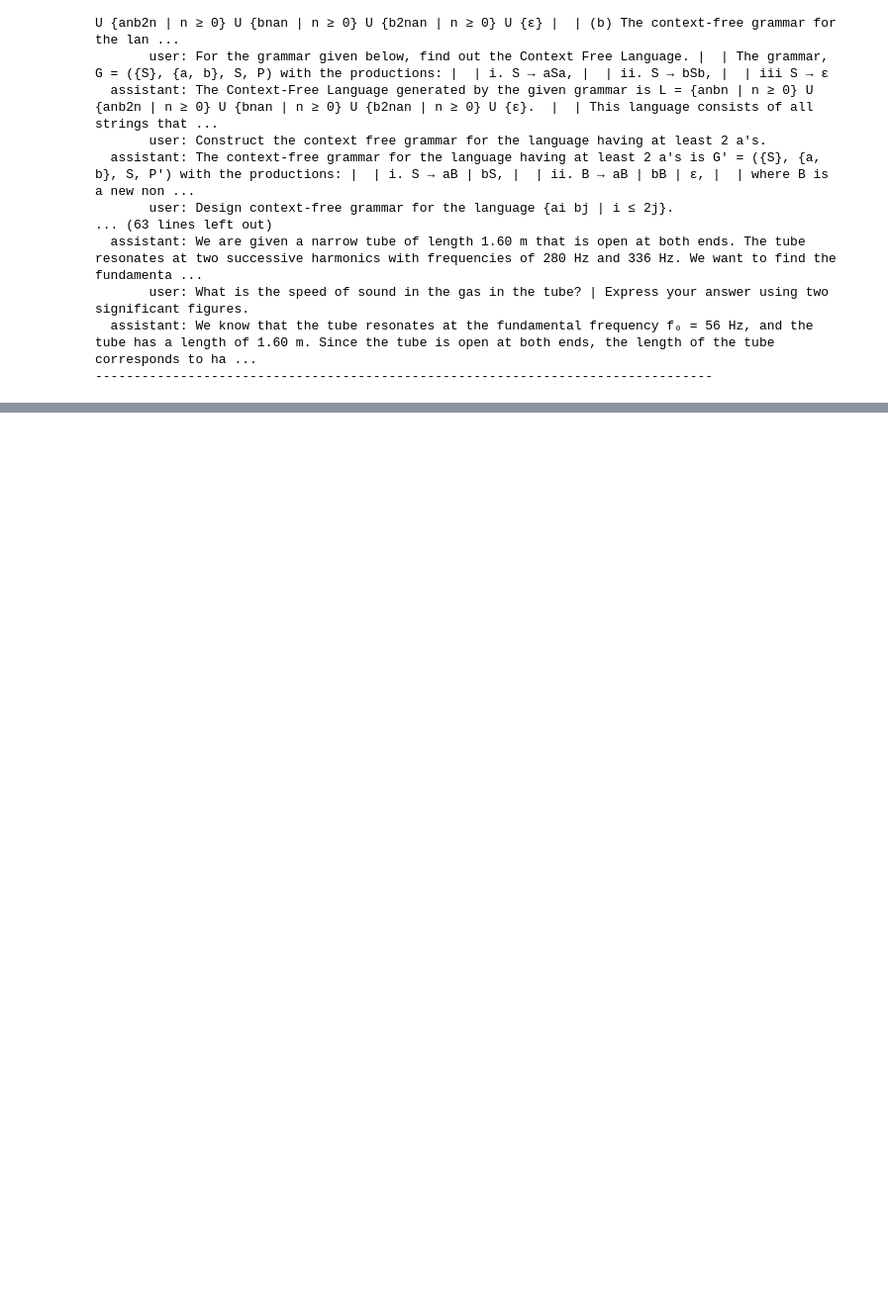
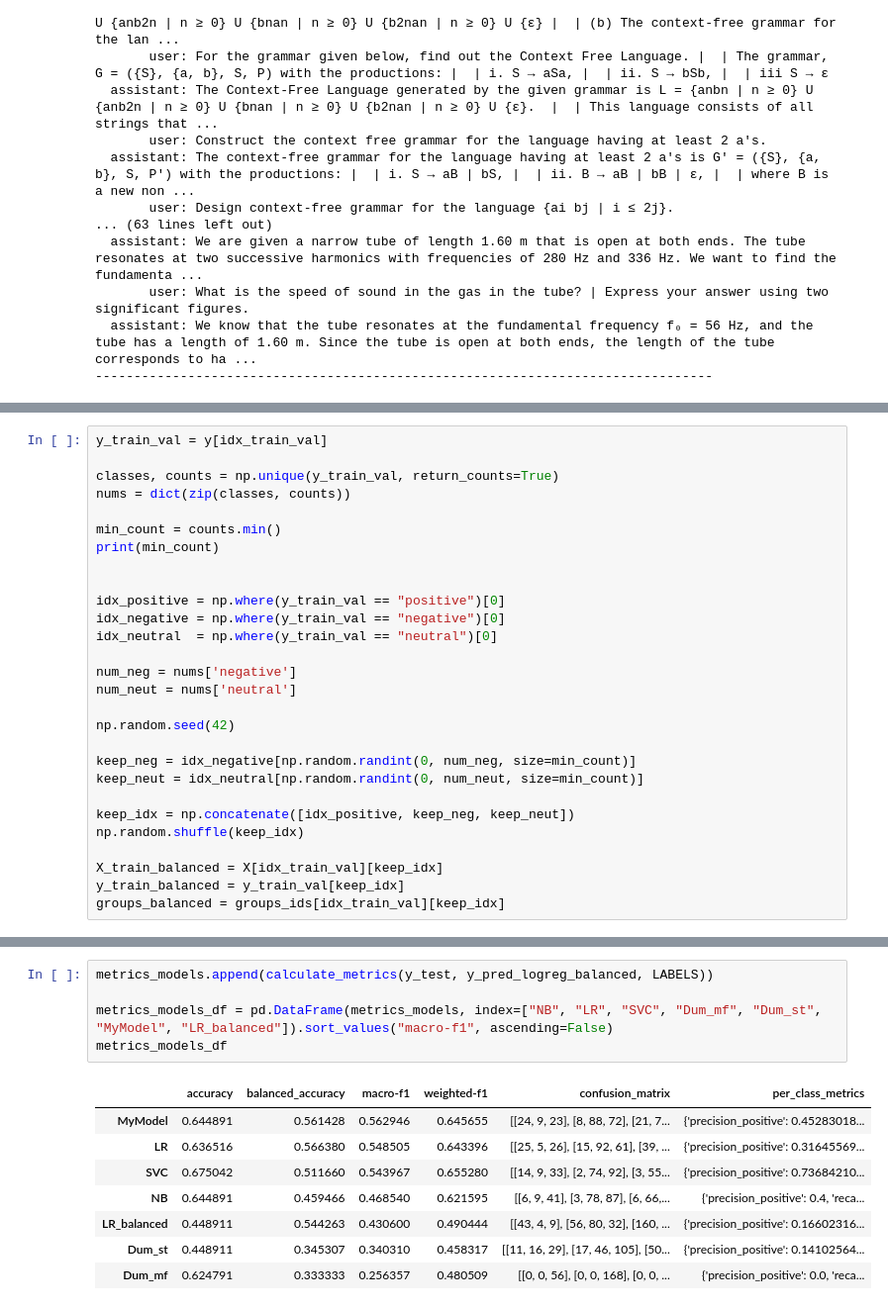
Before and after one commit to Half-Head/ML_homework, a Jupyter notebook: hw1/2_reactions.ipynb, the cells around one changed output, grey strips where cells are left out. Shown at 99% size. Saved outputs shown, nothing was run; the diff lists cells and outputs as text; blank space fills up the shorter version.

```diff
--- a/hw1/2_reactions.ipynb
+++ b/hw1/2_reactions.ipynb
@@ -703,0 +706,28 @@ TRUE:  neutral | PRED: negative
+# %%
+y_train_val = y[idx_train_val]
+
+classes, counts = np.unique(y_train_val, return_counts=True)
+nums = dict(zip(classes, counts))
+
+min_count = counts.min()
+print(min_count)
+
+
+idx_positive = np.where(y_train_val == "positive")[0]
+idx_negative = np.where(y_train_val == "negative")[0]
+idx_neutral  = np.where(y_train_val == "neutral")[0]
+
+num_neg = nums['negative']
+num_neut = nums['neutral']
+
+np.random.seed(42)
+
+keep_neg = idx_negative[np.random.randint(0, num_neg, size=min_count)]
+keep_neut = idx_neutral[np.random.randint(0, num_neut, size=min_count)]
+
+keep_idx = np.concatenate([idx_positive, keep_neg, keep_neut])
+np.random.shuffle(keep_idx)
+
+X_train_balanced = X[idx_train_val][keep_idx]
+y_train_balanced = y_train_val[keep_idx]
+groups_balanced = groups_ids[idx_train_val][keep_idx]
@@ -703,0 +782,14 @@ TRUE:  neutral | PRED: negative
+# %%
+metrics_models.append(calculate_metrics(y_test, y_pred_logreg_balanced, LABELS))
+
+metrics_models_df = pd.DataFrame(metrics_models, index=["NB", "LR", "SVC", "Dum_mf", "Dum_st", "MyModel", "LR_balanced"]).sort_values("macro-f1", ascending=False)
+metrics_models_df
+# %% [output]
+|  | accuracy | balanced_accuracy | macro-f1 | weighted-f1 | confusion_matrix | per_class_metrics |
+| MyModel | 0.644891 | 0.561428 | 0.562946 | 0.645655 | [[24, 9, 23], [8, 88, 72], [21, 7... | {'precision_positive': 0.45283018... |
+| LR | 0.636516 | 0.566380 | 0.548505 | 0.643396 | [[25, 5, 26], [15, 92, 61], [39, ... | {'precision_positive': 0.31645569... |
+| SVC | 0.675042 | 0.511660 | 0.543967 | 0.655280 | [[14, 9, 33], [2, 74, 92], [3, 55... | {'precision_positive': 0.73684210... |
+| NB | 0.644891 | 0.459466 | 0.468540 | 0.621595 | [[6, 9, 41], [3, 78, 87], [6, 66,... | {'precision_positive': 0.4, 'reca... |
+| LR_balanced | 0.448911 | 0.544263 | 0.430600 | 0.490444 | [[43, 4, 9], [56, 80, 32], [160, ... | {'precision_positive': 0.16602316... |
+| Dum_st | 0.448911 | 0.345307 | 0.340310 | 0.458317 | [[11, 16, 29], [17, 46, 105], [50... | {'precision_positive': 0.14102564... |
+| Dum_mf | 0.624791 | 0.333333 | 0.256357 | 0.480509 | [[0, 0, 56], [0, 0, 168], [0, 0, ... | {'precision_positive': 0.0, 'reca... |
```
Also changed, not shown: parts of 7 cells of this notebook, 9 other files.
